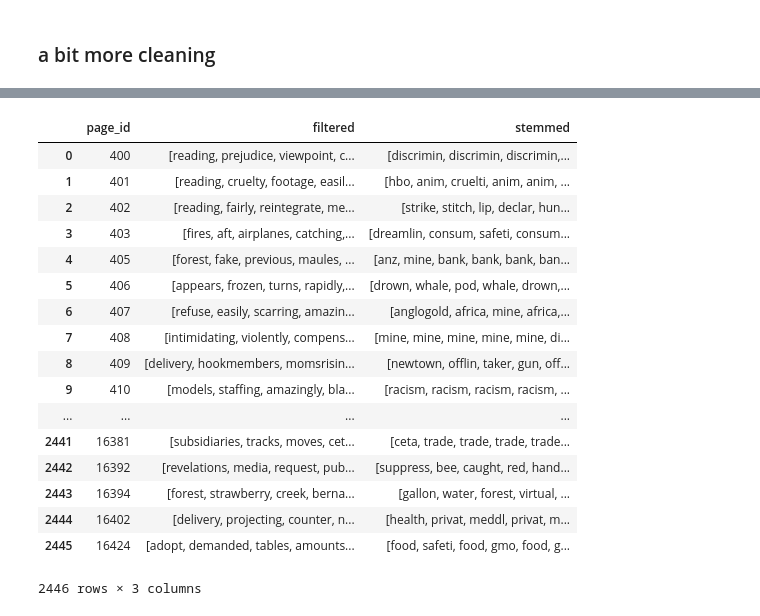
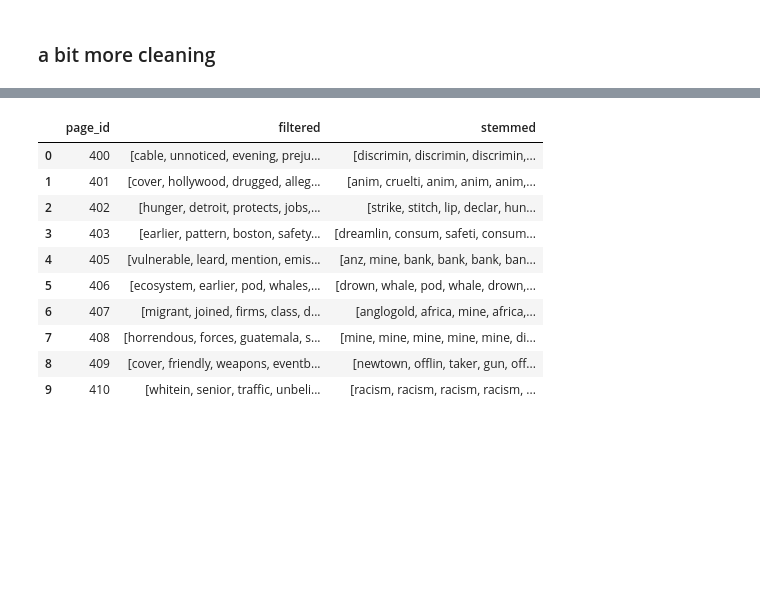
Before and after one commit to tara-m-harwood/springboard_coursework, a Jupyter notebook: Capstone - Topic Analysis with LDA.ipynb, the cells around one changed output, grey strips where cells are left out. Drawn from its saved outputs; the diff is of its cells as text; code cells hidden in the pictures; blank space fills up the shorter version.

```diff
--- a/Capstone - Topic Analysis with LDA.ipynb
+++ b/Capstone - Topic Analysis with LDA.ipynb
@@ -180,39 +142,32 @@ camp_txt[["page_id","tokens","filtered"]]
 # %%
 # stem the filtered tokens
 from nltk.stem.snowball import SnowballStemmer
 from nltk.stem.lancaster import LancasterStemmer
 from nltk.stem.porter import PorterStemmer
 
 snowball = SnowballStemmer('english')
 lancaster = LancasterStemmer()
 porter = PorterStemmer()
 
 camp_txt['stemmed'] =''
 for index, row in camp_txt.iterrows():
     to_stem = camp_txt['tokens'][index]
     for stemmer in (snowball, lancaster, porter):
         stemmed_text = [stemmer.stem(t) for t in to_stem]
         camp_txt.set_value(index,'stemmed', stemmed_text)
-camp_txt[["page_id","filtered","stemmed"]]
+camp_txt[["page_id","filtered","stemmed"]].head(10)
 # %% [output]
 |  | page_id | filtered | stemmed |
-| 0 | 400 | [reading, prejudice, viewpoint, c... | [discrimin, discrimin, discrimin,... |
-| 1 | 401 | [reading, cruelty, footage, easil... | [hbo, anim, cruelti, anim, anim, ... |
-| 2 | 402 | [reading, fairly, reintegrate, me... | [strike, stitch, lip, declar, hun... |
-| 3 | 403 | [fires, aft, airplanes, catching,... | [dreamlin, consum, safeti, consum... |
-| 4 | 405 | [forest, fake, previous, maules, ... | [anz, mine, bank, bank, bank, ban... |
-| 5 | 406 | [appears, frozen, turns, rapidly,... | [drown, whale, pod, whale, drown,... |
-| 6 | 407 | [refuse, easily, scarring, amazin... | [anglogold, africa, mine, africa,... |
-| 7 | 408 | [intimidating, violently, compens... | [mine, mine, mine, mine, mine, di... |
-| 8 | 409 | [delivery, hookmembers, momsrisin... | [newtown, offlin, taker, gun, off... |
-| 9 | 410 | [models, staffing, amazingly, bla... | [racism, racism, racism, racism, ... |
-| ... | ... | ... | ... |
-| 2441 | 16381 | [subsidiaries, tracks, moves, cet... | [ceta, trade, trade, trade, trade... |
-| 2442 | 16392 | [revelations, media, request, pub... | [suppress, bee, caught, red, hand... |
-| 2443 | 16394 | [forest, strawberry, creek, berna... | [gallon, water, forest, virtual, ... |
-| 2444 | 16402 | [delivery, projecting, counter, n... | [health, privat, meddl, privat, m... |
-| 2445 | 16424 | [adopt, demanded, tables, amounts... | [food, safeti, food, gmo, food, g... |
+| 0 | 400 | [cable, unnoticed, evening, preju... | [discrimin, discrimin, discrimin,... |
+| 1 | 401 | [cover, hollywood, drugged, alleg... | [anim, cruelti, anim, anim, anim,... |
+| 2 | 402 | [hunger, detroit, protects, jobs,... | [strike, stitch, lip, declar, hun... |
+| 3 | 403 | [earlier, pattern, boston, safety... | [dreamlin, consum, safeti, consum... |
+| 4 | 405 | [vulnerable, leard, mention, emis... | [anz, mine, bank, bank, bank, ban... |
+| 5 | 406 | [ecosystem, earlier, pod, whales,... | [drown, whale, pod, whale, drown,... |
+| 6 | 407 | [migrant, joined, firms, class, d... | [anglogold, africa, mine, africa,... |
+| 7 | 408 | [horrendous, forces, guatemala, s... | [mine, mine, mine, mine, mine, di... |
+| 8 | 409 | [cover, friendly, weapons, eventb... | [newtown, offlin, taker, gun, off... |
+| 9 | 410 | [whitein, senior, traffic, unbeli... | [racism, racism, racism, racism, ... |
-2446 rows × 3 columns
 # %%
 #this adds a word freq distribution to each campaign, to help me judge how well a topic fits to the text
 camp_txt['freq'] =''
```
Also changed, not shown: parts of 9 cells of this notebook.
